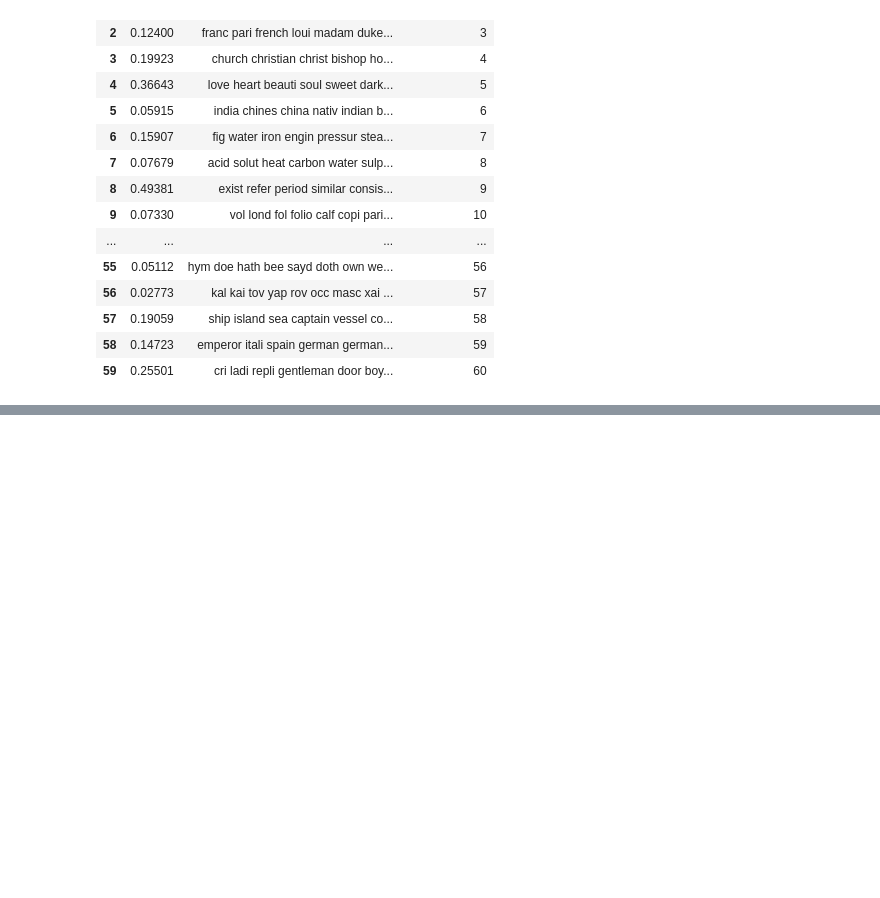
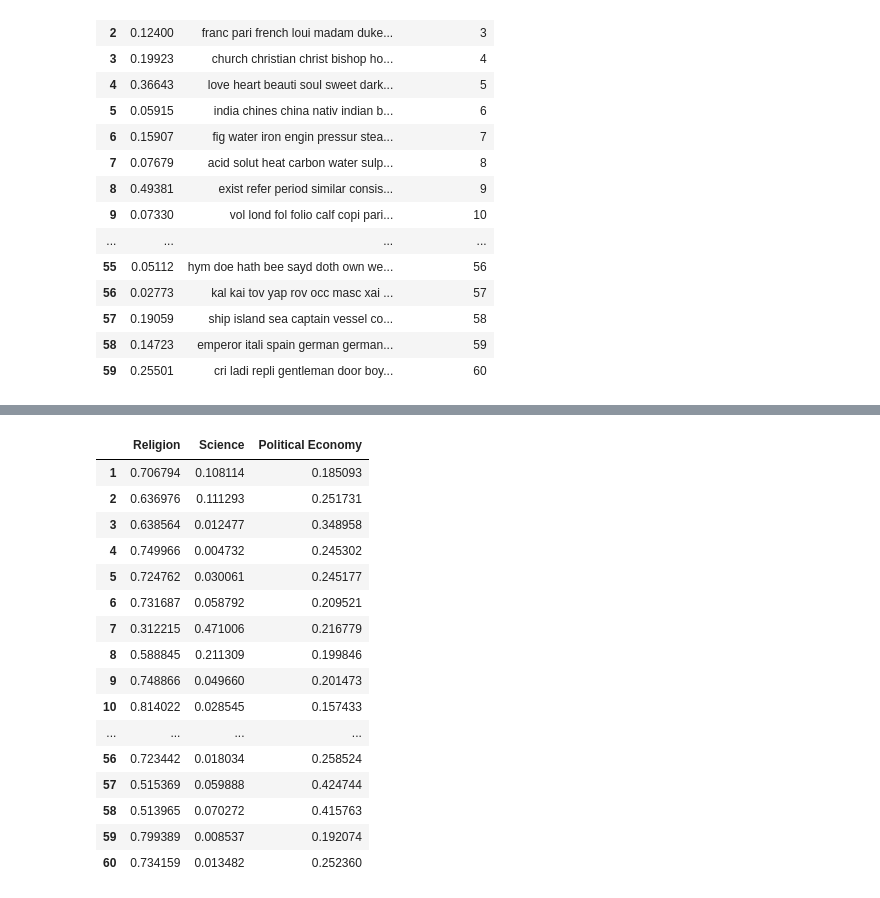
Before and after one commit to austinkennedy/Hathitrust, a Jupyter notebook: code/data_playground.ipynb, the cells around one changed output, grey strips where cells are left out. Saved outputs shown, nothing was run; the diff lists cells and outputs as text; code cells hidden in the pictures; blank space fills up the shorter version.

Commit message:
Random data exploration

```diff
--- a/code/data_playground.ipynb
+++ b/code/data_playground.ipynb
@@ -413,0 +416,7 @@ topics
+# %%
+import pandas as pd
+import config
+import pickle
+
+data = pd.read_csv('../temporary/topic_weights.csv')
+topic_shares = pickle.load(open('../temporary/topic_shares.pickle', 'rb'))
@@ -413,0 +431,22 @@ topics
+# %%
+t = pd.DataFrame(topic_shares[1689]).drop(columns='Color')
+# %%
+t
+# %% [output]
+|  | Religion | Science | Political Economy |
+| 1 | 0.706794 | 0.108114 | 0.185093 |
+| 2 | 0.636976 | 0.111293 | 0.251731 |
+| 3 | 0.638564 | 0.012477 | 0.348958 |
+| 4 | 0.749966 | 0.004732 | 0.245302 |
+| 5 | 0.724762 | 0.030061 | 0.245177 |
+| 6 | 0.731687 | 0.058792 | 0.209521 |
+| 7 | 0.312215 | 0.471006 | 0.216779 |
+| 8 | 0.588845 | 0.211309 | 0.199846 |
+| 9 | 0.748866 | 0.049660 | 0.201473 |
+| 10 | 0.814022 | 0.028545 | 0.157433 |
+| ... | ... | ... | ... |
+| 56 | 0.723442 | 0.018034 | 0.258524 |
+| 57 | 0.515369 | 0.059888 | 0.424744 |
+| 58 | 0.513965 | 0.070272 | 0.415763 |
+| 59 | 0.799389 | 0.008537 | 0.192074 |
+| 60 | 0.734159 | 0.013482 | 0.252360 |
```
Also changed, not shown: parts of 3 cells of this notebook, 3 other files.
